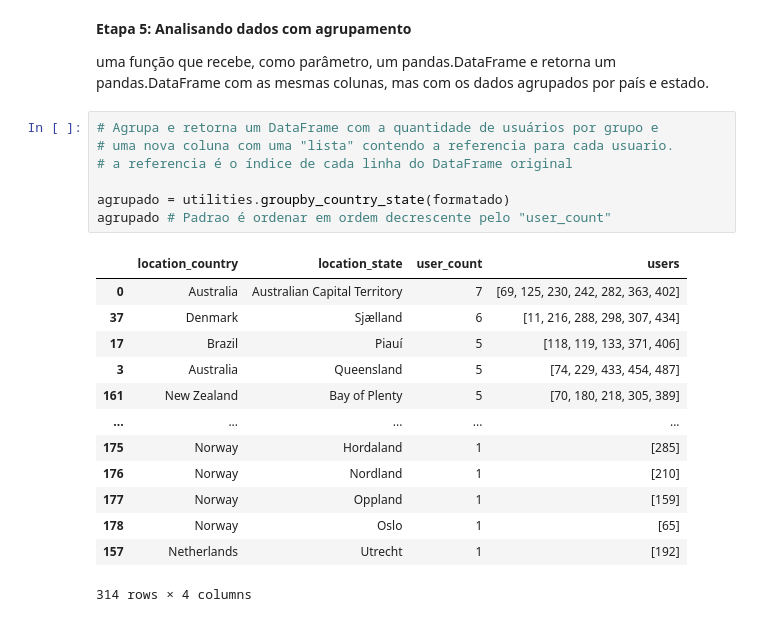
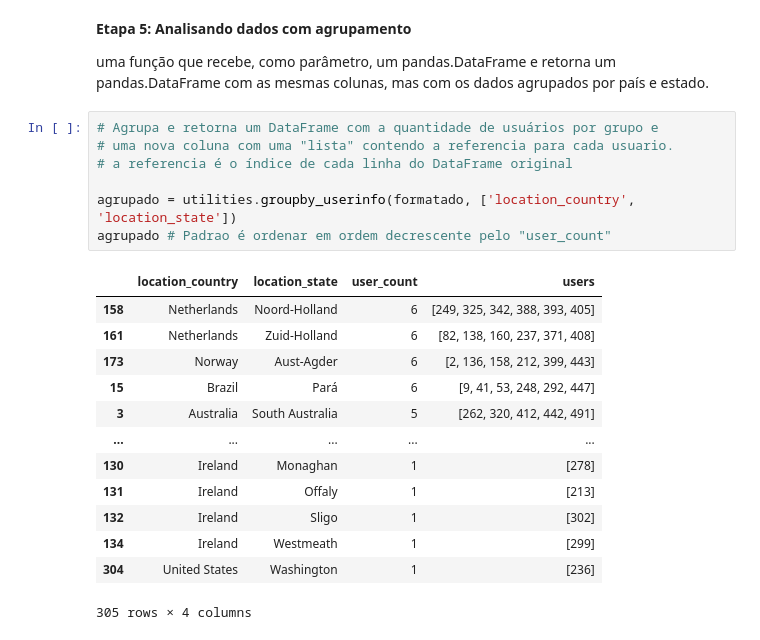
Before and after one commit to Lucas-Me/aquecimento-cor, a Jupyter notebook: exemplo.ipynb, the cells around one changed output. Saved outputs shown, nothing was run; the diff lists cells and outputs as text.

```diff
--- a/exemplo.ipynb
+++ b/exemplo.ipynb
@@ -135,24 +135,24 @@ uma função que recebe, como parâmetro, um pandas.DataFrame e retorna um panda
 # %%
 # Agrupa e retorna um DataFrame com a quantidade de usuários por grupo e
 # uma nova coluna com uma "lista" contendo a referencia para cada usuario.
 # a referencia é o índice de cada linha do DataFrame original
 
-agrupado = utilities.groupby_country_state(formatado)
+agrupado = utilities.groupby_userinfo(formatado, ['location_country', 'location_state'])
 agrupado # Padrao é ordenar em ordem decrescente pelo "user_count"
 # %% [output]
 |  | location_country | location_state | user_count | users |
-| 0 | Australia | Australian Capital Territory | 7 | [69, 125, 230, 242, 282, 363, 402] |
-| 37 | Denmark | Sjælland | 6 | [11, 216, 288, 298, 307, 434] |
-| 17 | Brazil | Piauí | 5 | [118, 119, 133, 371, 406] |
-| 3 | Australia | Queensland | 5 | [74, 229, 433, 454, 487] |
-| 161 | New Zealand | Bay of Plenty | 5 | [70, 180, 218, 305, 389] |
+| 158 | Netherlands | Noord-Holland | 6 | [249, 325, 342, 388, 393, 405] |
+| 161 | Netherlands | Zuid-Holland | 6 | [82, 138, 160, 237, 371, 408] |
+| 173 | Norway | Aust-Agder | 6 | [2, 136, 158, 212, 399, 443] |
+| 15 | Brazil | Pará | 6 | [9, 41, 53, 248, 292, 447] |
+| 3 | Australia | South Australia | 5 | [262, 320, 412, 442, 491] |
 | ... | ... | ... | ... | ... |
-| 175 | Norway | Hordaland | 1 | [285] |
-| 176 | Norway | Nordland | 1 | [210] |
-| 177 | Norway | Oppland | 1 | [159] |
-| 178 | Norway | Oslo | 1 | [65] |
-| 157 | Netherlands | Utrecht | 1 | [192] |
+| 130 | Ireland | Monaghan | 1 | [278] |
+| 131 | Ireland | Offaly | 1 | [213] |
+| 132 | Ireland | Sligo | 1 | [302] |
+| 134 | Ireland | Westmeath | 1 | [299] |
+| 304 | United States | Washington | 1 | [236] |
-314 rows × 4 columns
+305 rows × 4 columns
 # %%
 # Exemplo de aplicação -> Encontrar os usuarios que moram no país/estado
 # com maior número de usuários registrados
```
Also changed, not shown: parts of 8 cells of this notebook, 2 other files.
